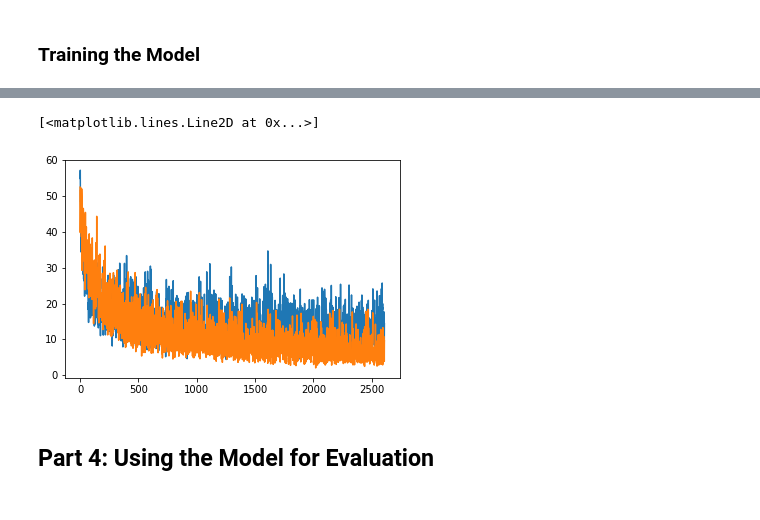
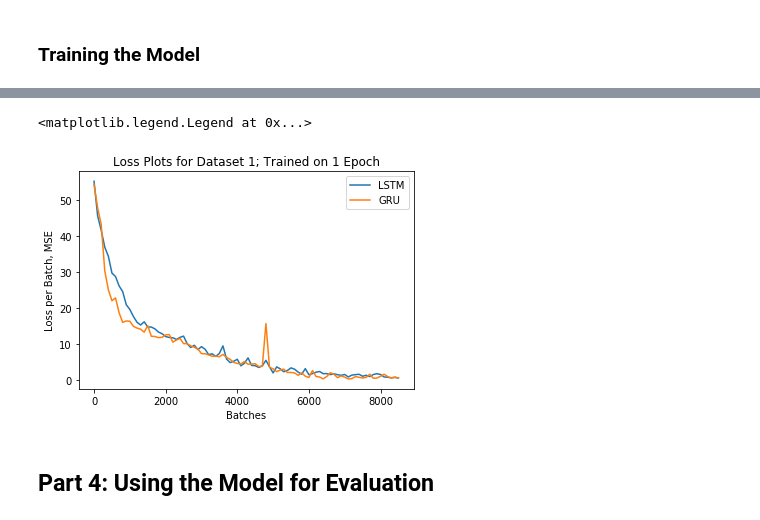
Before and after one commit to macbrennan90/translation-model, a Jupyter notebook: translation-model.ipynb, the cells around one changed output, grey strips where cells are left out. Saved outputs shown, nothing was run; the diff lists cells and outputs as text; code cells hidden in the pictures.

```diff
--- a/translation-model.ipynb
+++ b/translation-model.ipynb
@@ -1181,14 +1143,20 @@ np.save('data/lstm2_losses.npy', lstm_losses)
 # %%
 np.save('data/gru2_losses.npy', gru_losses)
 # %%
-#lstm2_losses = np.load('data/lstm2_losses.npy')
-#gru2_losses = np.load('data/gru2_losses.npy')
+lstm_losses = np.load('data/lstm1_losses.npy')
+gru_losses = np.load('data/gru1_losses.npy')
-# %%
-plt.plot(gru_losses)
-plt.plot(lstm_losses)
-# %% [output]
-[<matplotlib.lines.Line2D at 0x...>]
-[figure, removed]
+# %%
+plt.plot(lstm_losses)
+plt.plot(gru_losses)
+
+plt.title('Loss Plots for Dataset 1; Trained on 1 Epoch')
+plt.xlabel('Batches')
+plt.xticks([0,20,40,60,80],[0,2000,4000,6000,8000])
+plt.ylabel('Loss per Batch, MSE')
+plt.legend(['LSTM', 'GRU'])
+# %% [output]
+<matplotlib.legend.Legend at 0x...>
+[figure, added]
 # %%
 # Save the model weights to continue later
 torch.save(encoder_lstm.state_dict(), 'models/encoder2_lstm.pth')
```
Also changed, not shown: parts of 5 cells of this notebook.
